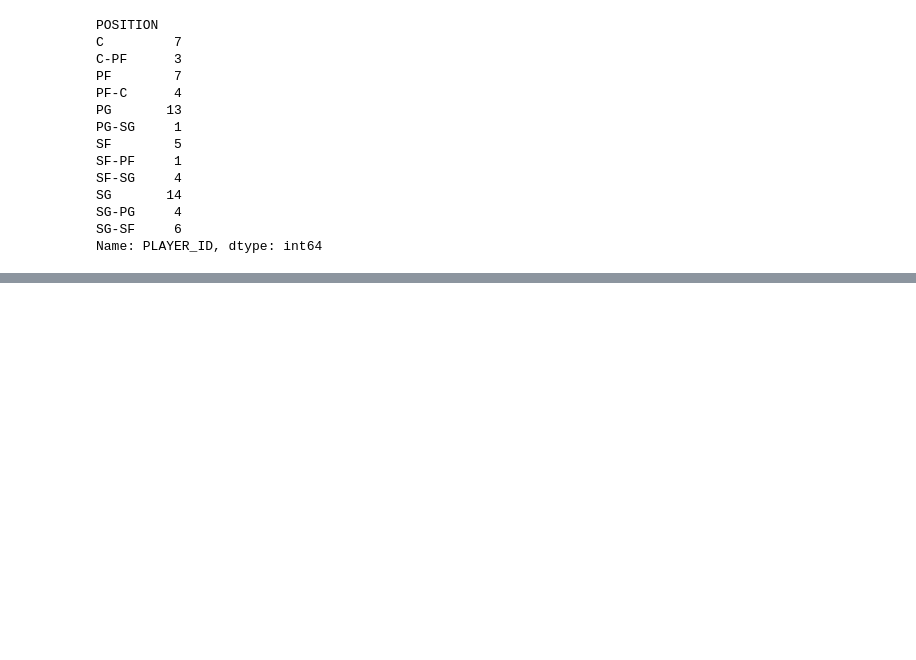
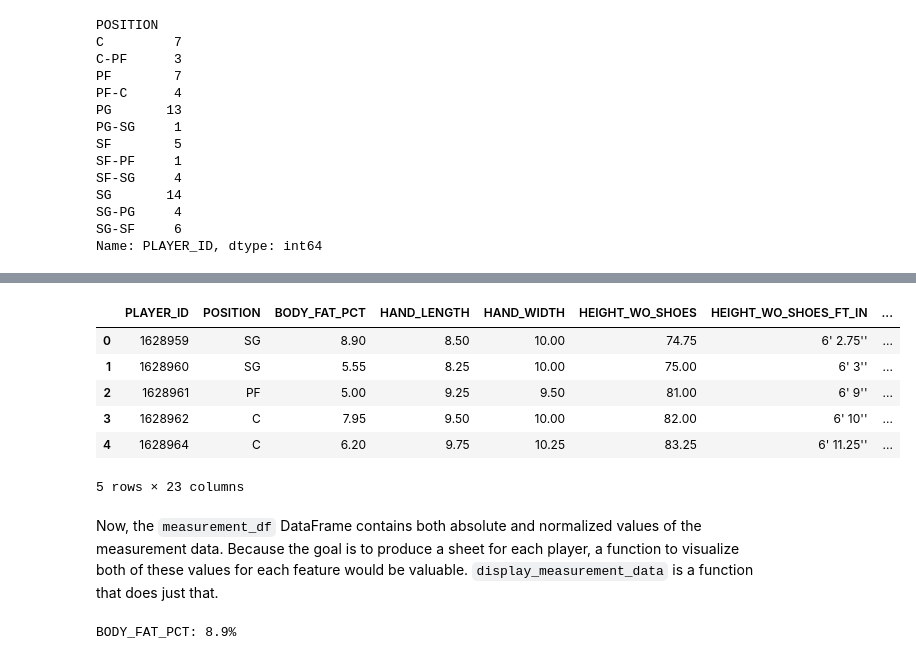
Before and after one commit to basketballrelativity/draft_combine, a Jupyter notebook: draft_combine.ipynb, the cells around one changed output, grey strips where cells are left out. Saved outputs shown, nothing was run; the diff lists cells and outputs as text; code cells hidden in the pictures; blank space fills up the shorter version.

```diff
--- a/draft_combine.ipynb
+++ b/draft_combine.ipynb
@@ -127,0 +132,6 @@ Name: PLAYER_ID, dtype: int64
+# %%
+primary_positions = [pos if '-' not in pos else pos.split('-')[0]
+                     for pos in measurement_df['POSITION']]
+
+measurement_df.loc[:, 'PRIMARY_POSITION'] = primary_positions
+measurement_df.groupby('PRIMARY_POSITION')['PLAYER_ID'].nunique()
@@ -127,0 +167,8 @@ Name: PLAYER_ID, dtype: int64
+# %%
+measurement_df['WEIGHT'] = pd.to_numeric(measurement_df['WEIGHT'])
+normed_measurement_df = measurement_df[['PRIMARY_POSITION', 'BODY_FAT_PCT', 'HAND_LENGTH', 'HAND_WIDTH',
+                                        'HEIGHT_WO_SHOES', 'HEIGHT_W_SHOES', 'STANDING_REACH', 'WEIGHT', 'WINGSPAN']]
+normed_measurement_df = normed_measurement_df.groupby('PRIMARY_POSITION').transform(lambda x: (x - x.mean()) / x.std())
+
+normed_measurement_df.columns = [orig_name + '_NORM' for orig_name in list(normed_measurement_df)]
+normed_measurement_df.head(5)
@@ -127,0 +182,13 @@ Name: PLAYER_ID, dtype: int64
+# %%
+measurement_df = measurement_df.merge(normed_measurement_df, left_index=True, right_index=True)
+measurement_df.head(5)
+# %% [output]
+|  | PLAYER_ID | POSITION | BODY_FAT_PCT | HAND_LENGTH | HAND_WIDTH | HEIGHT_WO_SHOES | HEIGHT_WO_SHOES_FT_IN | ... |
+| 0 | 1628959 | SG | 8.90 | 8.50 | 10.00 | 74.75 | 6' 2.75'' | ... |
+| 1 | 1628960 | SG | 5.55 | 8.25 | 10.00 | 75.00 | 6' 3'' | ... |
+| 2 | 1628961 | PF | 5.00 | 9.25 | 9.50 | 81.00 | 6' 9'' | ... |
+| 3 | 1628962 | C | 7.95 | 9.50 | 10.00 | 82.00 | 6' 10'' | ... |
+| 4 | 1628964 | C | 6.20 | 9.75 | 10.25 | 83.25 | 6' 11.25'' | ... |
+5 rows × 23 columns
+# %% [markdown]
+Now, the `measurement_df` DataFrame contains both absolute and normalized values of the measurement data. Because the goal is to produce a sheet for each player, a function to visualize both of these values for each feature would be valuable. `display_measurement_data` is a function that does just that.
@@ -127,0 +230,4 @@ Name: PLAYER_ID, dtype: int64
+# %%
+display_measurement_data(1628959, measurement_df, 'BODY_FAT_PCT')
+# %% [output]
+BODY_FAT_PCT: 8.9%
```
Also changed, not shown: parts of 8 cells of this notebook.
